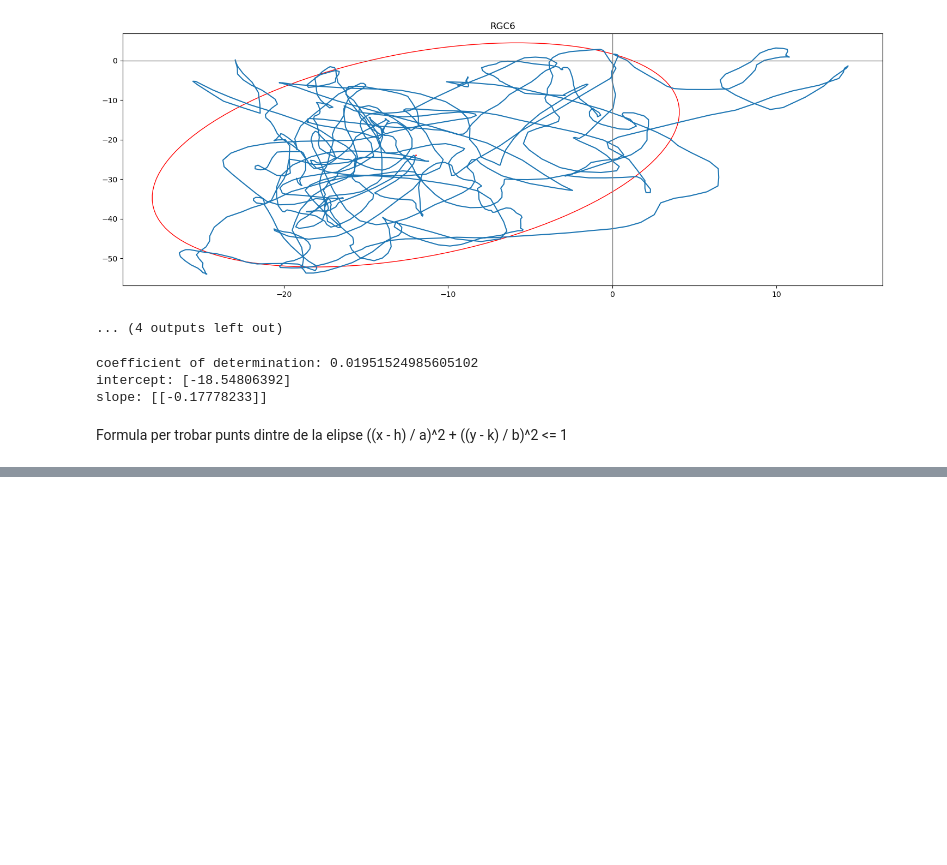
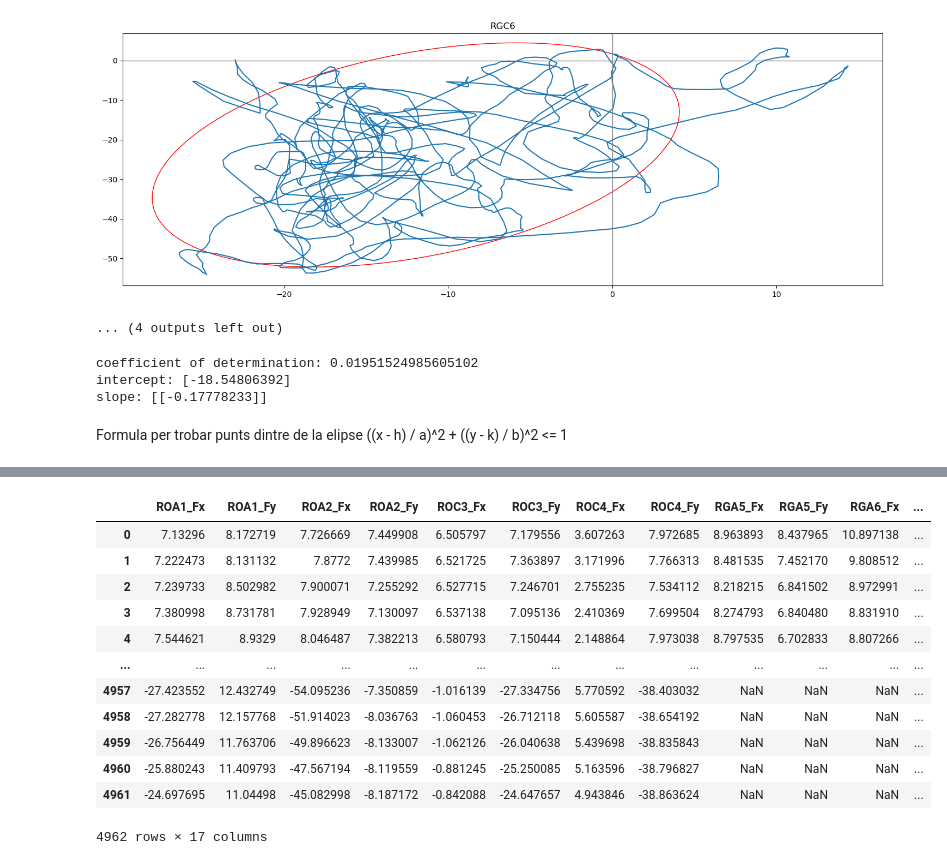
Before and after one commit to PauFuentesH/TFG_PauFuentes, a Jupyter notebook: posturograf.ipynb, the cells around one changed output, grey strips where cells are left out. Saved outputs shown, nothing was run; the diff lists cells and outputs as text; code cells hidden in the pictures; blank space fills up the shorter version.

```diff
--- a/posturograf.ipynb
+++ b/posturograf.ipynb
@@ -898,0 +970,17 @@ def points_inside_ellipse(points, center, a, b):
+# %%
+df_dades_postu_FxFy  = pd.read_csv("C:/Users/Usuario/OneDrive/Escritorio/Universitat/TFG/Mataro_postu_IMU/2023051603_sve_pp52f.txt", delimiter="\t", encoding="ansi",skiprows=(17+int(num_test)+1+1200), index_col=False)
+df_dades_postu_FxFy
+# %% [output]
+|  | ROA1_Fx | ROA1_Fy | ROA2_Fx | ROA2_Fy | ROC3_Fx | ROC3_Fy | ROC4_Fx | ROC4_Fy | RGA5_Fx | RGA5_Fy | RGA6_Fx | ... |
+| 0 | 7.13296 | 8.172719 | 7.726669 | 7.449908 | 6.505797 | 7.179556 | 3.607263 | 7.972685 | 8.963893 | 8.437965 | 10.897138 | ... |
+| 1 | 7.222473 | 8.131132 | 7.8772 | 7.439985 | 6.521725 | 7.363897 | 3.171996 | 7.766313 | 8.481535 | 7.452170 | 9.808512 | ... |
+| 2 | 7.239733 | 8.502982 | 7.900071 | 7.255292 | 6.527715 | 7.246701 | 2.755235 | 7.534112 | 8.218215 | 6.841502 | 8.972991 | ... |
+| 3 | 7.380998 | 8.731781 | 7.928949 | 7.130097 | 6.537138 | 7.095136 | 2.410369 | 7.699504 | 8.274793 | 6.840480 | 8.831910 | ... |
+| 4 | 7.544621 | 8.9329 | 8.046487 | 7.382213 | 6.580793 | 7.150444 | 2.148864 | 7.973038 | 8.797535 | 6.702833 | 8.807266 | ... |
+| ... | ... | ... | ... | ... | ... | ... | ... | ... | ... | ... | ... | ... |
+| 4957 | -27.423552 | 12.432749 | -54.095236 | -7.350859 | -1.016139 | -27.334756 | 5.770592 | -38.403032 | NaN | NaN | NaN | ... |
+| 4958 | -27.282778 | 12.157768 | -51.914023 | -8.036763 | -1.060453 | -26.712118 | 5.605587 | -38.654192 | NaN | NaN | NaN | ... |
+| 4959 | -26.756449 | 11.763706 | -49.896623 | -8.133007 | -1.062126 | -26.040638 | 5.439698 | -38.835843 | NaN | NaN | NaN | ... |
+| 4960 | -25.880243 | 11.409793 | -47.567194 | -8.119559 | -0.881245 | -25.250085 | 5.163596 | -38.796827 | NaN | NaN | NaN | ... |
+| 4961 | -24.697695 | 11.04498 | -45.082998 | -8.187172 | -0.842088 | -24.647657 | 4.943846 | -38.863624 | NaN | NaN | NaN | ... |
+4962 rows × 17 columns
```
Also changed, not shown: parts of 51 cells of this notebook, 1 other file.
